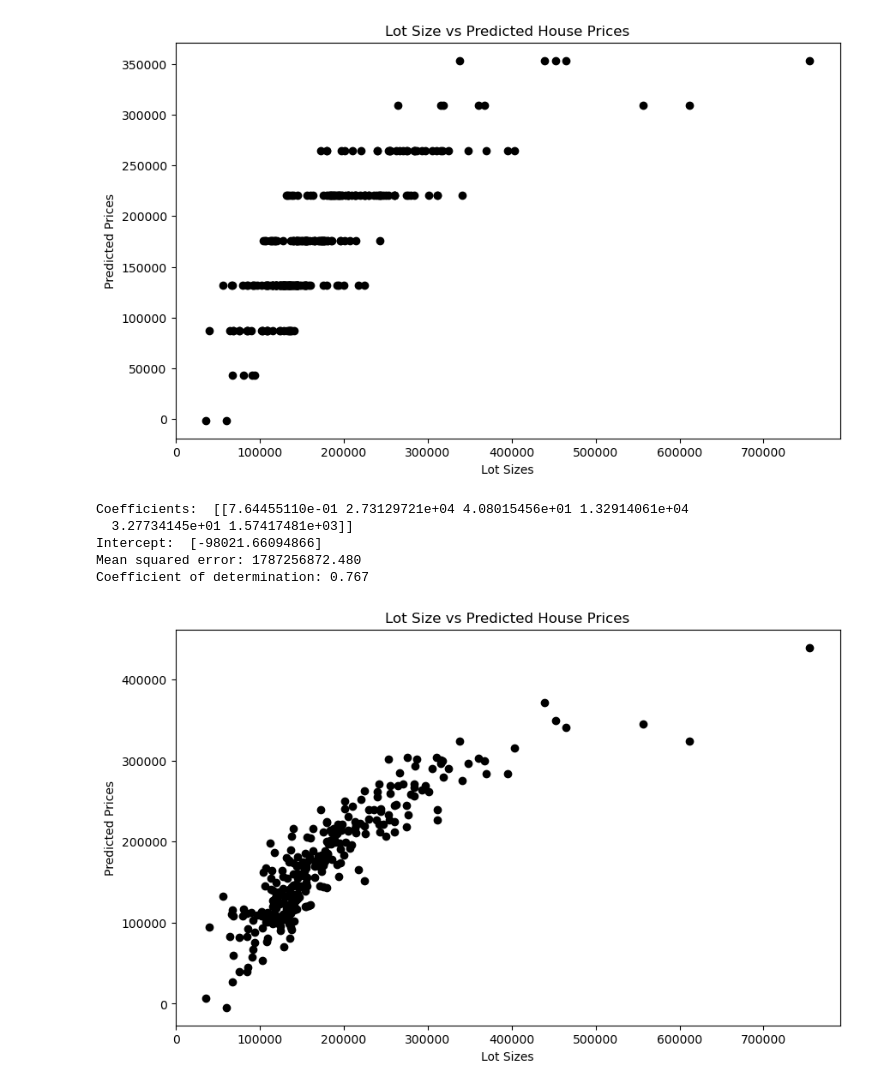
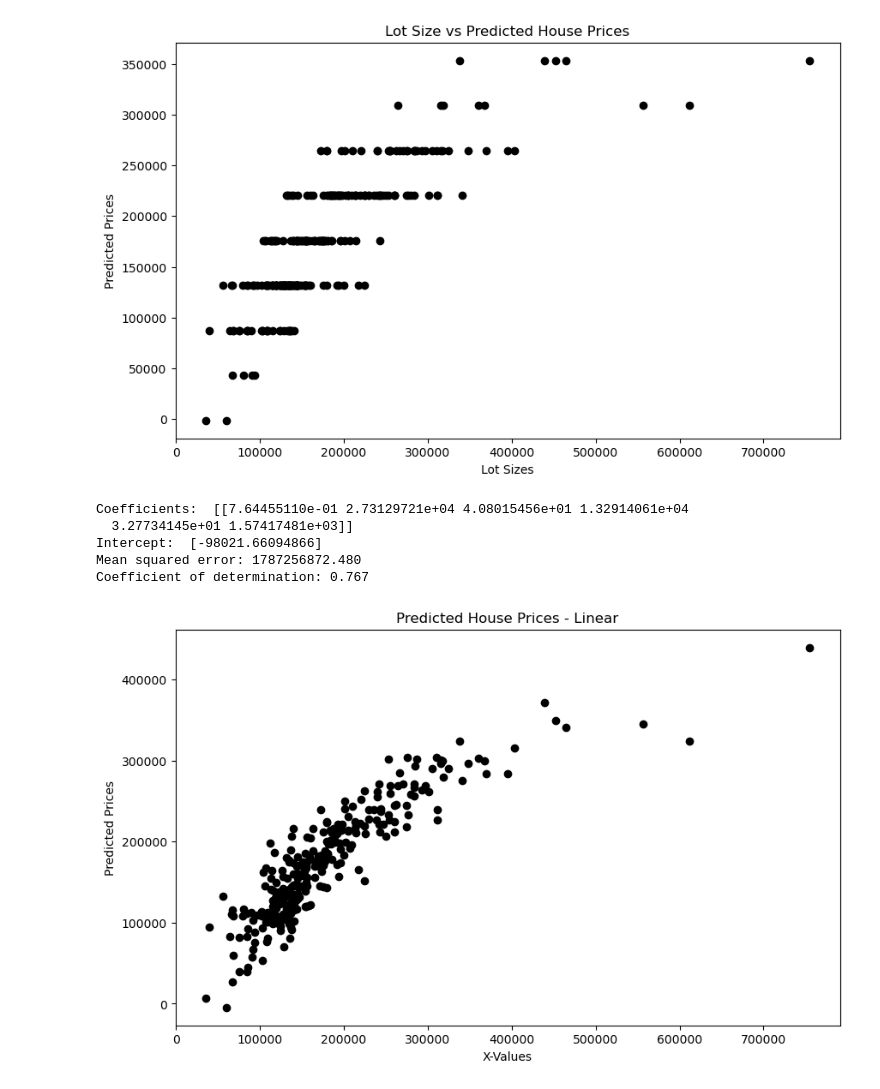
Before and after one commit to bsilver3/DataScience2, a Jupyter notebook: Predict/NumericOutput.ipynb, the cells around one changed output. Cells and saved outputs as stored; diff of their text form; code cells hidden in the pictures.

```diff
--- a/Predict/NumericOutput.ipynb
+++ b/Predict/NumericOutput.ipynb
@@ -217,38 +217,34 @@ Coefficient of determination: 0.650
 # %%
 x_data = train[['LotArea', 'OverallQual', 'GrLivArea', 'GarageCars', 'GarageArea', 'FullBath']]
 y_data = train[["SalePrice"]]
 
 x_train, x_test, y_train, y_test = train_test_split(x_data, y_data, test_size=0.2, random_state=42)
 
 selected_model = LinearRegression()
 selected_model.fit(x_train, y_train)
 
 y_pred = selected_model.predict(x_test)
 
 mse = mean_squared_error(y_test, y_pred)
 
-# The coefficients
 print("Coefficients: ", selected_model.coef_)
-# The intercept
 print("Intercept: ", selected_model.intercept_)
-# The mean squared error
 print("Mean squared error: %.3f" % mean_squared_error(y_test, y_pred))
-# The coefficient of determination: 1 is perfect prediction
 print("Coefficient of determination: %.3f" % r2_score(y_test, y_pred))
 
 plt.figure(figsize=(10,6))
 plt.scatter(y_test, y_pred, color="black")
-plt.xlabel("Lot Sizes")
+plt.xlabel("X-Values")
 plt.ylabel("Predicted Prices")
-plt.title("Lot Size vs Predicted House Prices")
+plt.title("Predicted House Prices - Linear")
 plt.show()
 # %% [output]
 Coefficients:  [[7.64455110e-01 2.73129721e+04 4.08015456e+01 1.32914061e+04
   3.27734145e+01 1.57417481e+03]]
 Intercept:  [-98021.66094866]
 Mean squared error: 1787256872.480
 Coefficient of determination: 0.767
-[figure, old version]
+[figure, new version]
 # %%
 y = (0.764455110*('LotArea')) + (0.000273129721*('OverallQual')) + (0.408015456*('GrLivArea'))
 + (0.000132914061*('GarageCars')) + (0.327734145*('GarageArea')) + (0.00157417481*('FullBath')) -98021.66094866
```
Also changed, not shown: parts of 19 cells of this notebook.
